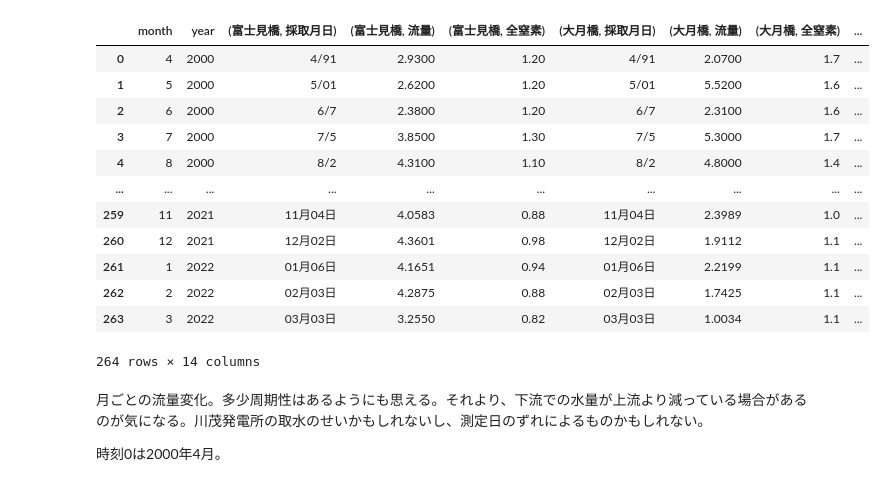
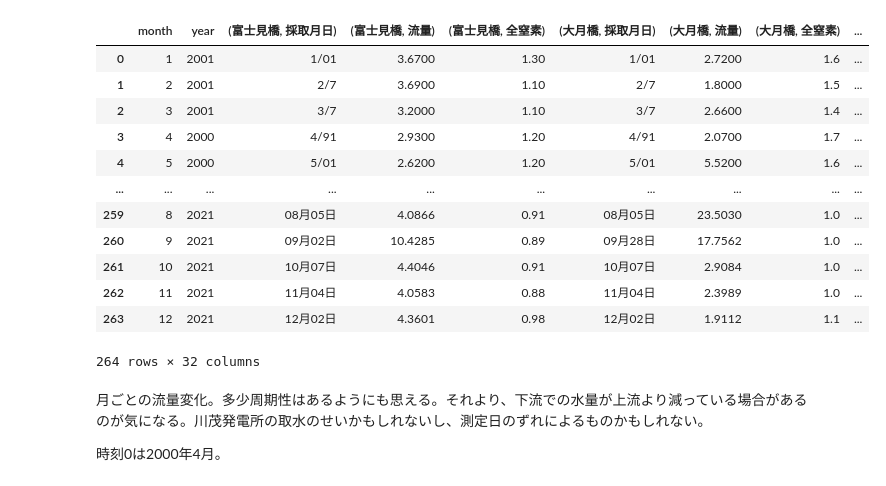
Before and after one commit to vitroid/yamanashi-water, a Jupyter notebook: flow/flow.ipynb, the cells around one changed output. Cells and saved outputs as stored; diff of their text form; code cells hidden in the pictures.

```diff
--- a/flow/flow.ipynb
+++ b/flow/flow.ipynb
@@ -14,26 +12,26 @@ Mounted at /content/drive
 # %%
 import pandas as pd
 
-flows = pd.read_csv(f"{BASEDIR}山梨4地点流量と全窒素.tsv", sep="\t")
+flows = pd.read_csv(f"{BASEDIR}山梨9地点流量と全窒素.tsv", sep="\t")
 cols = list(flows.columns)
 cols = {col:eval(col) for col in cols[2:]}
 cols["Unnamed: 0"] = "month"
 flows = flows.rename(columns= cols)
 flows
 # %% [output]
 |  | month | year | (富士見橋, 採取月日) | (富士見橋, 流量) | (富士見橋, 全窒素) | (大月橋, 採取月日) | (大月橋, 流量) | (大月橋, 全窒素) | ... |
-| 0 | 4 | 2000 | 4/91 | 2.9300 | 1.20 | 4/91 | 2.0700 | 1.7 | ... |
-| 1 | 5 | 2000 | 5/01 | 2.6200 | 1.20 | 5/01 | 5.5200 | 1.6 | ... |
-| 2 | 6 | 2000 | 6/7 | 2.3800 | 1.20 | 6/7 | 2.3100 | 1.6 | ... |
-| 3 | 7 | 2000 | 7/5 | 3.8500 | 1.30 | 7/5 | 5.3000 | 1.7 | ... |
-| 4 | 8 | 2000 | 8/2 | 4.3100 | 1.10 | 8/2 | 4.8000 | 1.4 | ... |
+| 0 | 1 | 2001 | 1/01 | 3.6700 | 1.30 | 1/01 | 2.7200 | 1.6 | ... |
+| 1 | 2 | 2001 | 2/7 | 3.6900 | 1.10 | 2/7 | 1.8000 | 1.5 | ... |
+| 2 | 3 | 2001 | 3/7 | 3.2000 | 1.10 | 3/7 | 2.6600 | 1.4 | ... |
+| 3 | 4 | 2000 | 4/91 | 2.9300 | 1.20 | 4/91 | 2.0700 | 1.7 | ... |
+| 4 | 5 | 2000 | 5/01 | 2.6200 | 1.20 | 5/01 | 5.5200 | 1.6 | ... |
 | ... | ... | ... | ... | ... | ... | ... | ... | ... | ... |
-| 259 | 11 | 2021 | 11月04日 | 4.0583 | 0.88 | 11月04日 | 2.3989 | 1.0 | ... |
-| 260 | 12 | 2021 | 12月02日 | 4.3601 | 0.98 | 12月02日 | 1.9112 | 1.1 | ... |
-| 261 | 1 | 2022 | 01月06日 | 4.1651 | 0.94 | 01月06日 | 2.2199 | 1.1 | ... |
-| 262 | 2 | 2022 | 02月03日 | 4.2875 | 0.88 | 02月03日 | 1.7425 | 1.1 | ... |
-| 263 | 3 | 2022 | 03月03日 | 3.2550 | 0.82 | 03月03日 | 1.0034 | 1.1 | ... |
+| 259 | 8 | 2021 | 08月05日 | 4.0866 | 0.91 | 08月05日 | 23.5030 | 1.0 | ... |
+| 260 | 9 | 2021 | 09月02日 | 10.4285 | 0.89 | 09月28日 | 17.7562 | 1.0 | ... |
+| 261 | 10 | 2021 | 10月07日 | 4.4046 | 0.91 | 10月07日 | 2.9084 | 1.0 | ... |
+| 262 | 11 | 2021 | 11月04日 | 4.0583 | 0.88 | 11月04日 | 2.3989 | 1.0 | ... |
+| 263 | 12 | 2021 | 12月02日 | 4.3601 | 0.98 | 12月02日 | 1.9112 | 1.1 | ... |
-264 rows × 14 columns
+264 rows × 32 columns
 # %% [markdown]
 月ごとの流量変化。多少周期性はあるようにも思える。それより、下流での水量が上流より減っている場合があるのが気になる。川茂発電所の取水のせいかもしれないし、測定日のずれによるものかもしれない。
 
```
Also changed, not shown: parts of 4 cells of this notebook, 5 other files.
